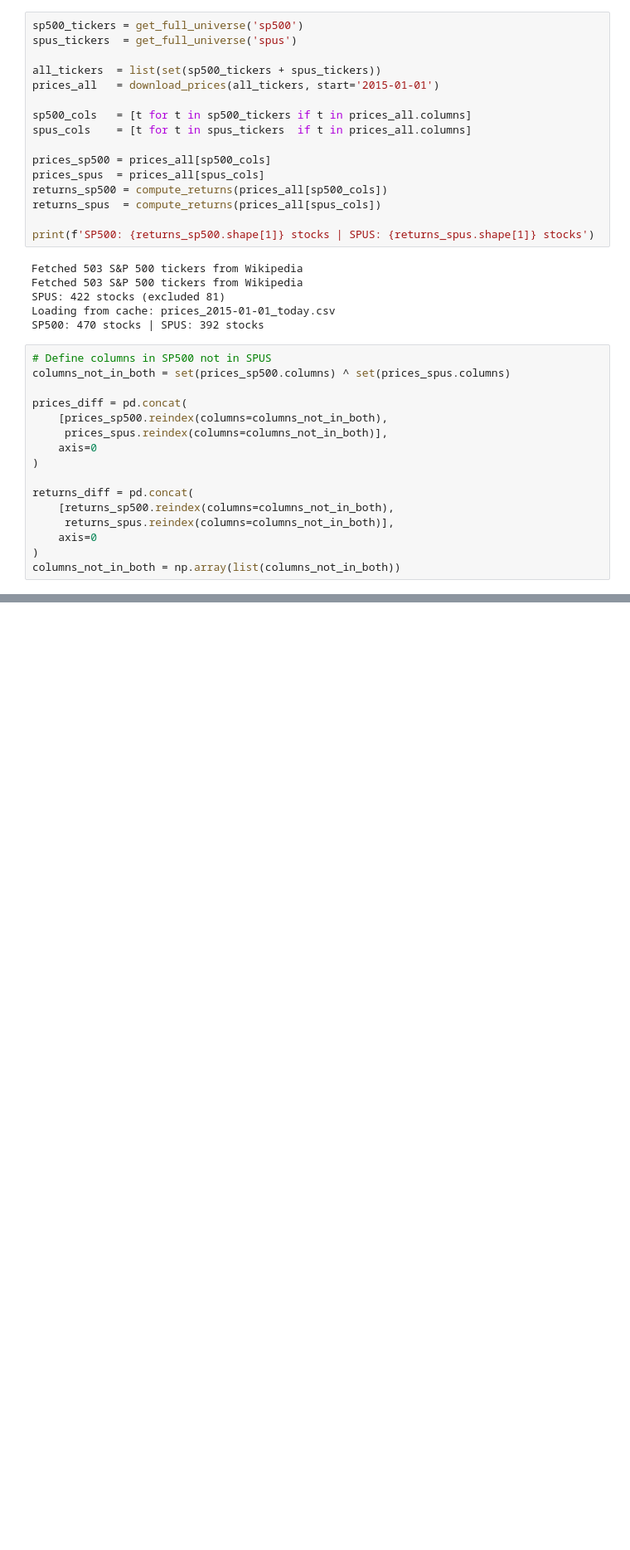
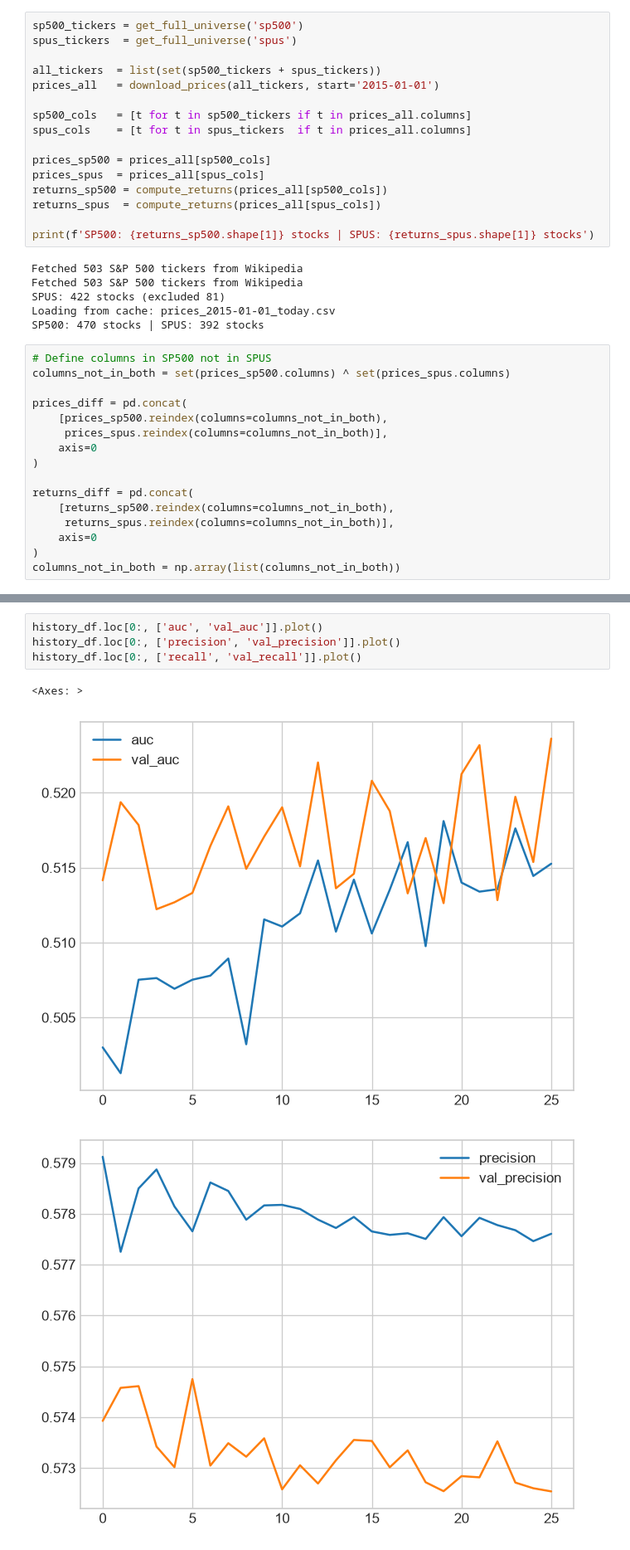
Before and after one commit to mahmoudahmedosman/quantitative_research_project, a Jupyter notebook: notebooks/03_strategies_models.ipynb, the cells around one changed output, grey strips where cells are left out. Shown at 83% size. Saved outputs shown, nothing was run; the diff lists cells and outputs as text; blank space fills up the shorter version.

```diff
--- a/notebooks/03_strategies_models.ipynb
+++ b/notebooks/03_strategies_models.ipynb
@@ -69,0 +324,8 @@ columns_not_in_both = np.array(list(columns_not_in_both))
+# %%
+history_df.loc[0:, ['auc', 'val_auc']].plot()
+history_df.loc[0:, ['precision', 'val_precision']].plot()
+history_df.loc[0:, ['recall', 'val_recall']].plot()
+# %% [output]
+<Axes: >
+[figure, added]
+[figure, added]
```
Also changed, not shown: parts of 20 cells of this notebook.
